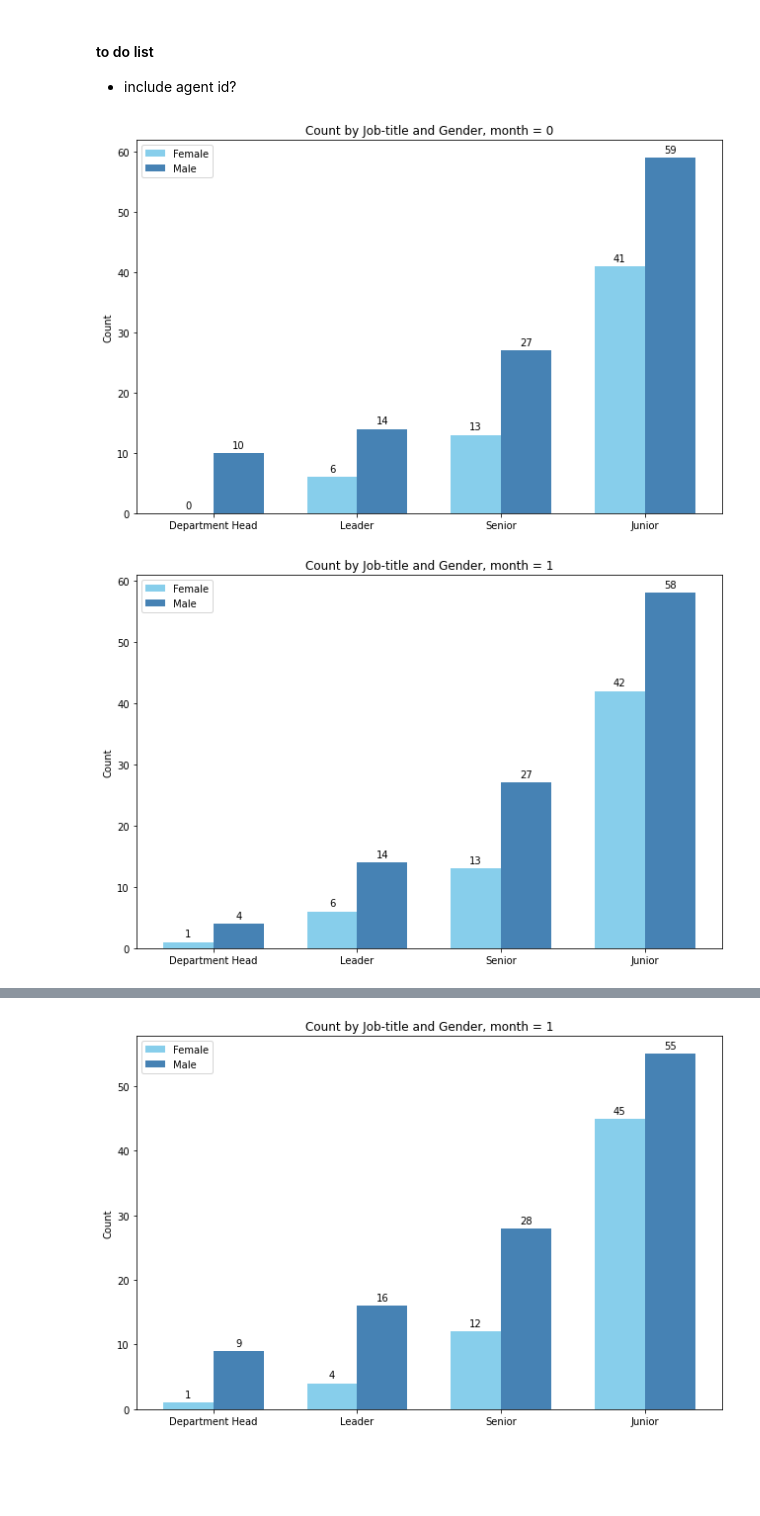
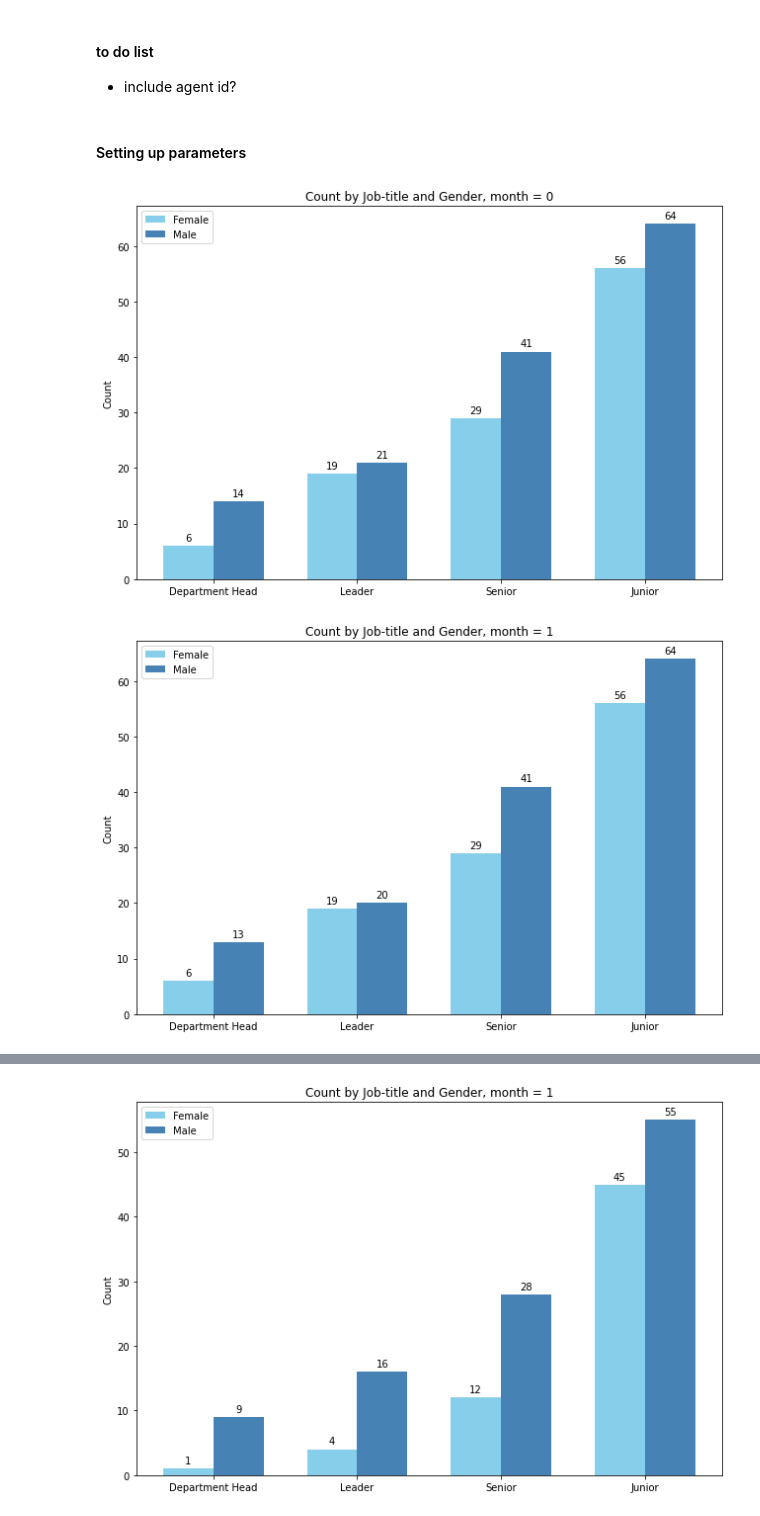
Before and after one commit to laurabpaulsen/agentbased_modelling, a Jupyter notebook: ABM.ipynb, the cells around one changed output, grey strips where cells are left out. Saved outputs shown, nothing was run; the diff lists cells and outputs as text; code cells hidden in the pictures; blank space fills up the shorter version.

```diff
--- a/ABM.ipynb
+++ b/ABM.ipynb
@@ -11,6 +11,11 @@ import ABM_functions as abm
 import pandas as pd
+# %% [markdown]
+#### Setting up parameters
+# %%
+company_titles = ['Department Head', 'Leader', 'Senior', 'Junior'] # job titles for agents in company
+titles_n = [20, 40, 70, 120] # number of agents in each job title
 # %%
-abm.run_abm(10, save_data=True, save_path='data/data.csv')
+run_abm(10, save_path='data/data.csv', company_titles = company_titles, titles_n = titles_n)
 # %% [output]
-[figure, old version]
+[figure, new version]
-[figure, old version]
+[figure, new version]
```
Also changed, not shown: parts of 2 cells of this notebook, 2 other files.
